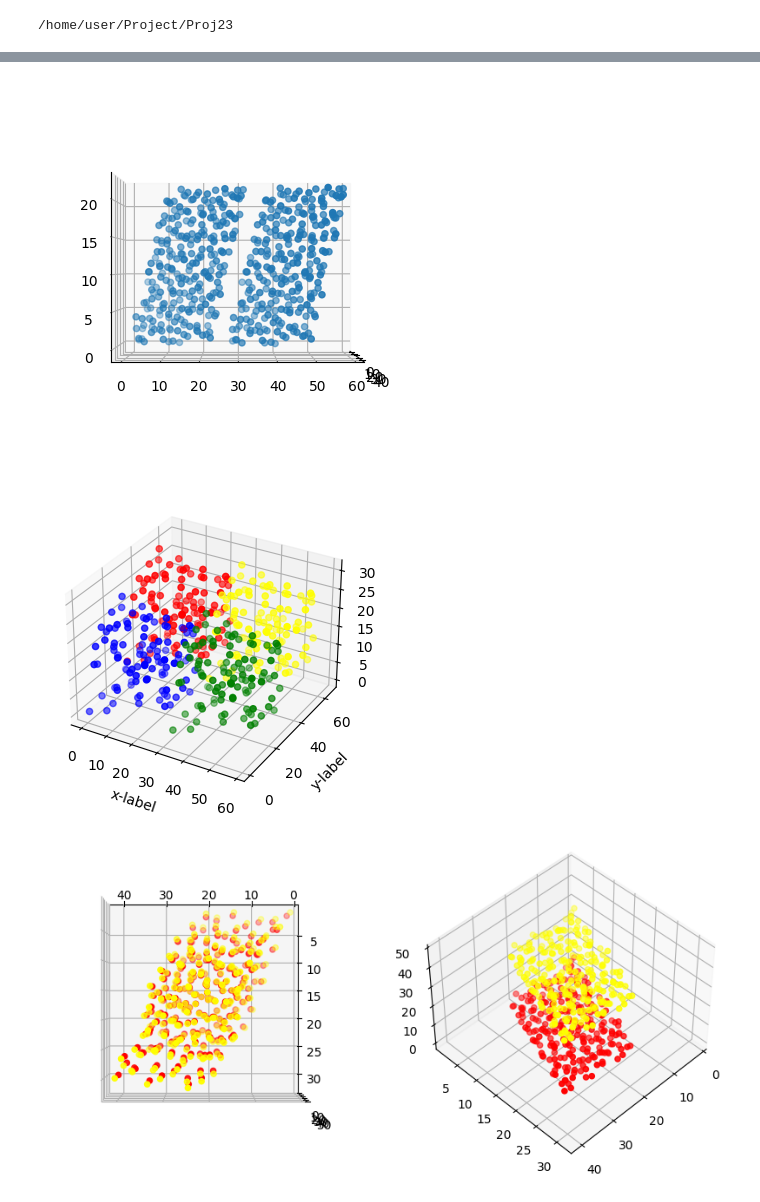
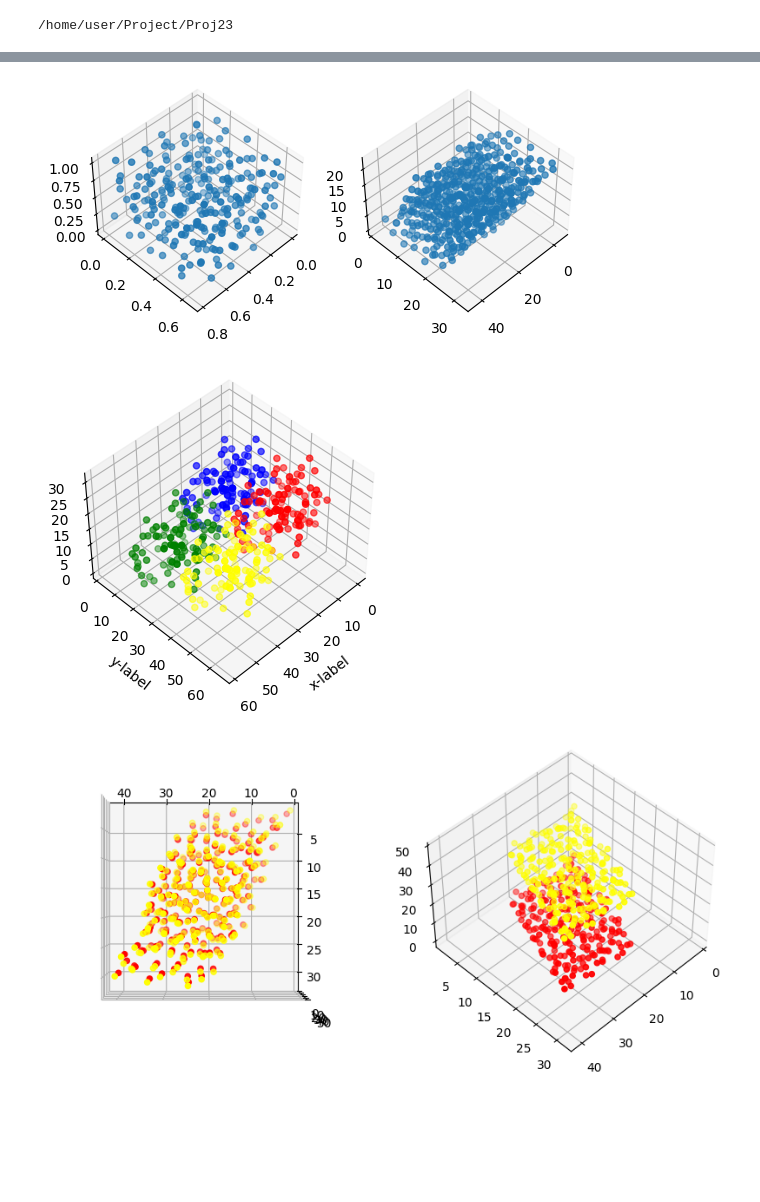
Before and after one commit to yaminbens/Proj23, a Jupyter notebook: DataManipulation.ipynb, the cells around one changed output, grey strips where cells are left out. Saved outputs shown, nothing was run; the diff lists cells and outputs as text; code cells hidden in the pictures; blank space fills up the shorter version.

```diff
--- a/DataManipulation.ipynb
+++ b/DataManipulation.ipynb
@@ -117,18 +151,37 @@ array([[[1.71562658e-50, 1.24826331e-50, 8.53995543e-51, ...,
 # %%
-xy,xz,yz = dat.meta[0,2], dat.meta[1,2], dat.meta[2,2]
-lx,ly,lz = dat.meta[:,1]-dat.meta[:,0]
+filename = 'w_metadNa350_short/dump/dump350.lammpstrj'
+i = 5
+meta = np.loadtxt(filename, skiprows=5+(259*i), max_rows=3, usecols=[0,1,2], dtype=float)
+df = np.loadtxt(filename, skiprows=9+(259*i), max_rows=250, usecols=[2,3,4], dtype=float)
 
-T = np.array([[lx, xy,xz],[0, ly,yz],[0,0,lz]])
-T_inv = np.linalg.inv(T.T)
+xy,xz,yz = meta[0,2], meta[1,2], meta[2,2]
+lx,ly,lz = meta[:,1]-meta[:,0]
+lox,loy,loz = meta[:,0]
+hix,hiy,hiz = meta[:,1]
+
+T_inv.dot(np.array([lox,loy,loz]))
+
+T = np.array([[lx, xy,xz],[0, ly,yz],[0,0,lz]])#/(lx*np.sqrt(ly**2-xy**2)*np.sqrt(lz**2-xz**2-yz**2))
+
+T_inv = np.linalg.inv(T)
 # nc = np.dot(df,T_inv) ##normalized coordinates
-tmp = np.array([0,1,0])
-points = np.concatenate((df,df+tmp.dot(T.T)))
+tmp = np.array([hix/lx,loy/ly,loz/lz])
+points1=df.dot(T_inv.T)
+points2 = np.concatenate((df,df+T.dot(tmp)))
+# points = np.concatenate((df.dot(T),(df+tmp).dot(T))) ## for scaled coordinates
+
 # points = np.dot(np.concatenate((nc,nc+(1,0,0),nc+(0,1,0),nc+(1,1,0),nc+(1,0,1),nc+(1,0,1),nc+(0,1,1),nc+(1,1,1))),T)
 # c=np.array([[0,1,0],[0,1,0]])
 # c.dot(T)
 fig = plt.figure()
-ax = fig.add_subplot(111, projection='3d')
-ax.scatter(points[:,0],points[:,1],points[:,2])
-ax.view_init(0,0)
+ax = fig.add_subplot(121, projection='3d')
+ax.scatter3D(points1[:,0],points1[:,1],points1[:,2])
+ax.view_init(45,45)
+
+ax = fig.add_subplot(122, projection='3d')
+ax.scatter3D(points2[:,0],points2[:,1],points2[:,2])
+ax.view_init(45,45)
+
+# T_inv.dot(np.array([hix,hiy,hiz]))
 # %% [output]
-[figure, old version]
+[figure, new version]
@@ -135,7 +194,7 @@ ax.view_init(0,0)
 # %%
-dat
-xy,xz,yz = dat.meta[0,2], dat.meta[1,2], dat.meta[2,2]
-lx,ly,lz = dat.meta[:,1]-dat.meta[:,0]
+
+xy,xz,yz = meta[0,2], meta[1,2], meta[2,2]
+lx,ly,lz = meta[:,1]-meta[:,0]
 T = np.array([[lx, xy,xz],[0, ly,yz],[0,0,lz]])
 z=np.random.rand(100,3)
 tmp = np.dot(z,T)
@@ -155,11 +214,11 @@ ax.scatter(tmp4[:,0],tmp4[:,1],tmp4[:,2],color='yellow')
 
 plt.xlabel("x-label")
 plt.ylabel("y-label")
-# ax.view_init(90,10)
+ax.view_init(45,45)
 
 plt.show()
 # %% [output]
-[figure, old version]
+[figure, new version]
 # %%
 
 xy,xz,yz = data.meta[0,2], data.meta[1,2], data.meta[2,2]
```
Also changed, not shown: parts of 6 cells of this notebook.
